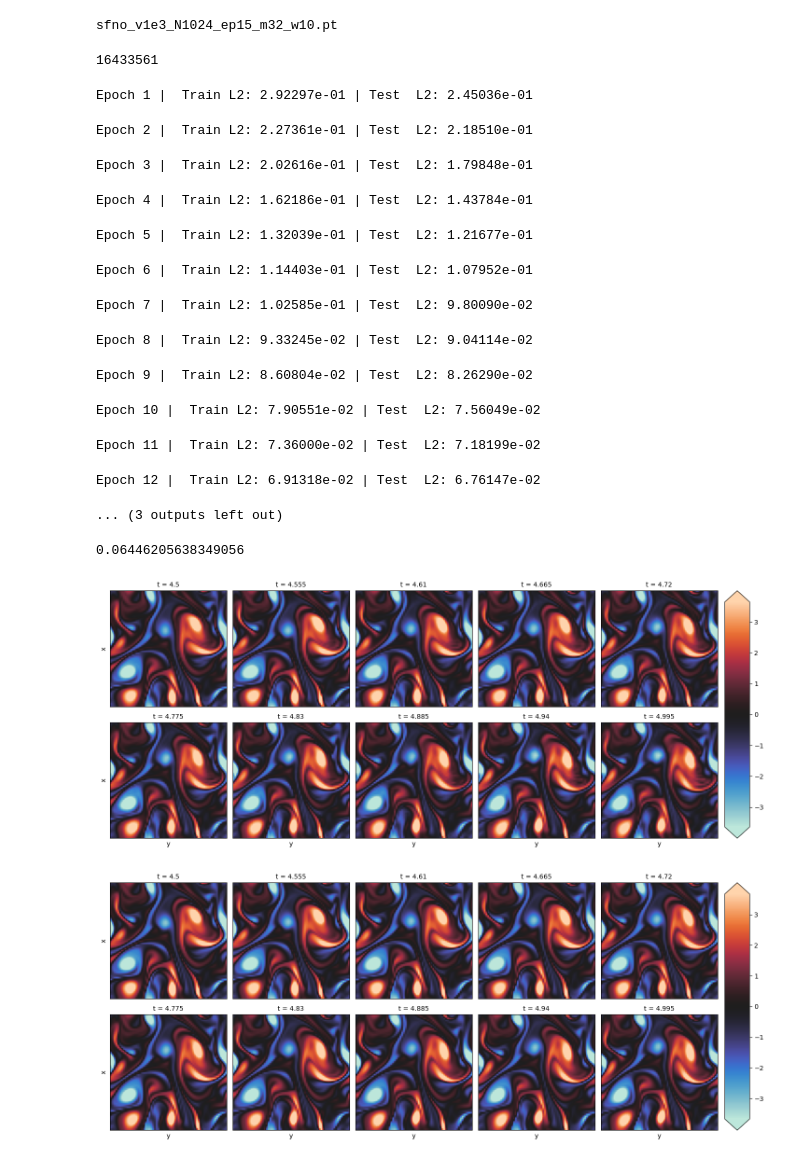
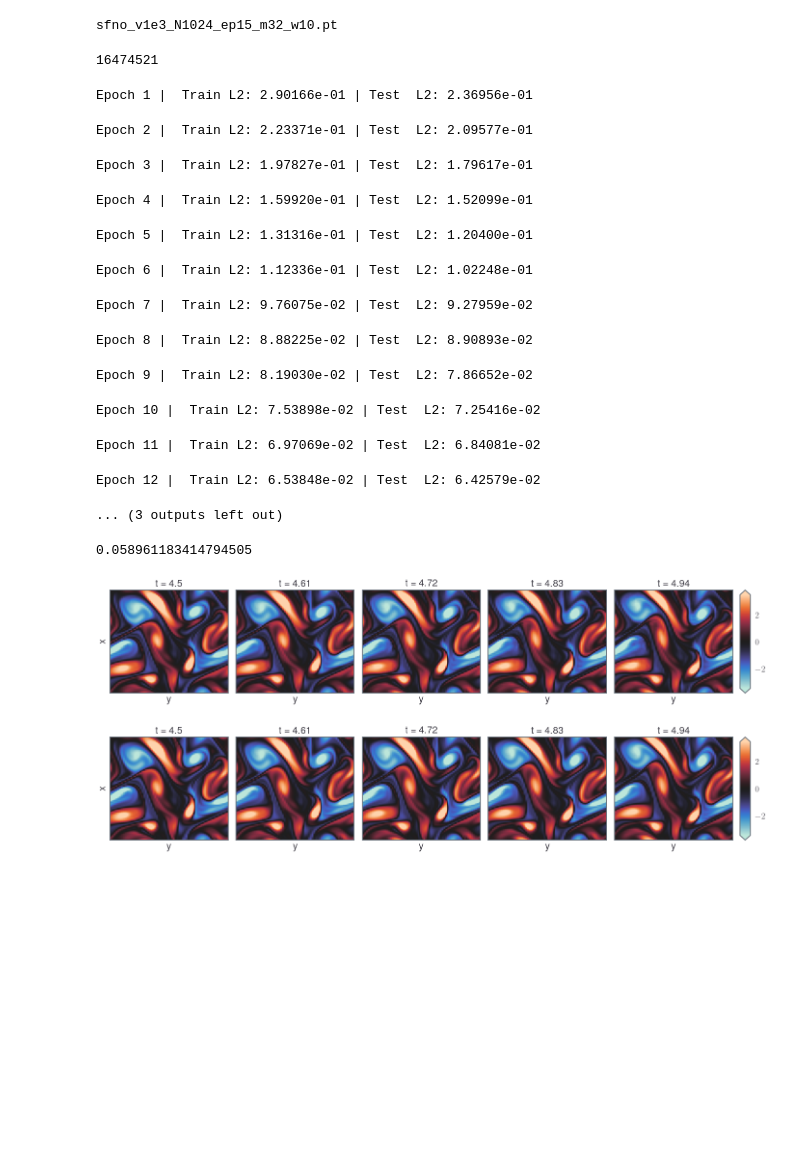
Before and after one commit to scaomath/torch-cfd, a Jupyter notebook: examples/ex2_SFNO_train.ipynb, the cells around one changed output. Drawn from its saved outputs; the diff is of its cells as text; code cells hidden in the pictures; blank space fills up the shorter version.

Commit message:
update finetune and training examples

```diff
--- a/examples/ex2_SFNO_train.ipynb
+++ b/examples/ex2_SFNO_train.ipynb
@@ -19,7 +17,7 @@ TRAIN_PATH = TEST_PATH = os.path.join(
 )
 
 Ntrain = 1024
-Ntest = 32
+Ntest = 64
 
 batch_size = 4
 
@@ -33,19 +31,11 @@ fs = 'vorticity'
 modes = 32
 modes_t = 5
 width = 10
+beta = -1e-2
 
 
-model_name = (
-    "sfno_v1e3_N"
-    + str(Ntrain)
-    + "_ep"
-    + str(epochs)
-    + "_m"
-    + str(modes)
-    + "_w"
-    + str(width)
-    + ".pt"
-)
+model_name = f"sfno_v1e3_N{Ntrain}_ep{epochs}_m{modes}_w{width}.pt"
+
 path_model = os.path.join(MODEL_PATH, model_name)
 print(model_name)
 # %% [output]
@@ -53,17 +43,19 @@ sfno_v1e3_N1024_ep15_m32_w10.pt
 # %%
 train_dataset = BochnerDataset(datapath=TRAIN_PATH,
                                n_samples=Ntrain,
-                               steps=T)
+                               steps=T,
+                               out_steps=T,)
 test_dataset = BochnerDataset(datapath=TEST_PATH,
                               n_samples=Ntest,
                               steps=T,
+                              out_steps=T,
                               train=False)
 # %%
 train_loader = DataLoader(train_dataset, batch_size=batch_size, shuffle=True)
 test_loader = DataLoader(test_dataset, batch_size=batch_size, shuffle=False)
 # %%
 torch.cuda.empty_cache()
-model = SFNO(modes, modes, modes_t, width).to(device)
+model = SFNO(modes, modes, modes_t, width, beta).to(device)
 
 print(get_num_params(model))
 
@@ -72,15 +64,15 @@ optimizer = torch.optim.Adam(model.parameters(), lr=learning_rate)
 scheduler = torch.optim.lr_scheduler.OneCycleLR(
     optimizer,
     max_lr=learning_rate,
-    div_factor=1e4,
-    final_div_factor=1e3,
+    div_factor=1e3,
+    final_div_factor=1e4,
     steps_per_epoch=len(train_loader),
     epochs=epochs,
 )
 
 l2diff = SobolevLoss(n_grid=n, norm_order=0, time_average=True, relative=True)
 # %% [output]
-16433561
+16474521
 # %%
 for ep in range(epochs):
     model.train()
@@ -103,6 +95,7 @@ for ep in range(epochs):
             if i % 4 == 0:
                 pbar.set_description(f"train rel L2: {l2.item():.4e}")
                 pbar.update(4)
+
     test_l2_min = 1e4
     test_l2 = eval_epoch_ns(
         model, l2diff, test_loader, device,
@@ -118,18 +111,18 @@ for ep in range(epochs):
         f"Test  L2: {test_l2:.5e}\n",
     )
 # %% [output]
-Epoch 1 |  Train L2: 2.92297e-01 | Test  L2: 2.45036e-01
+Epoch 1 |  Train L2: 2.90166e-01 | Test  L2: 2.36956e-01
-Epoch 2 |  Train L2: 2.27361e-01 | Test  L2: 2.18510e-01
+Epoch 2 |  Train L2: 2.23371e-01 | Test  L2: 2.09577e-01
-Epoch 3 |  Train L2: 2.02616e-01 | Test  L2: 1.79848e-01
+Epoch 3 |  Train L2: 1.97827e-01 | Test  L2: 1.79617e-01
-Epoch 4 |  Train L2: 1.62186e-01 | Test  L2: 1.43784e-01
+Epoch 4 |  Train L2: 1.59920e-01 | Test  L2: 1.52099e-01
-Epoch 5 |  Train L2: 1.32039e-01 | Test  L2: 1.21677e-01
+Epoch 5 |  Train L2: 1.31316e-01 | Test  L2: 1.20400e-01
-Epoch 6 |  Train L2: 1.14403e-01 | Test  L2: 1.07952e-01
+Epoch 6 |  Train L2: 1.12336e-01 | Test  L2: 1.02248e-01
-Epoch 7 |  Train L2: 1.02585e-01 | Test  L2: 9.80090e-02
+Epoch 7 |  Train L2: 9.76075e-02 | Test  L2: 9.27959e-02
-Epoch 8 |  Train L2: 9.33245e-02 | Test  L2: 9.04114e-02
+Epoch 8 |  Train L2: 8.88225e-02 | Test  L2: 8.90893e-02
-Epoch 9 |  Train L2: 8.60804e-02 | Test  L2: 8.26290e-02
+Epoch 9 |  Train L2: 8.19030e-02 | Test  L2: 7.86652e-02
-Epoch 10 |  Train L2: 7.90551e-02 | Test  L2: 7.56049e-02
+Epoch 10 |  Train L2: 7.53898e-02 | Test  L2: 7.25416e-02
-Epoch 11 |  Train L2: 7.36000e-02 | Test  L2: 7.18199e-02
+Epoch 11 |  Train L2: 6.97069e-02 | Test  L2: 6.84081e-02
-Epoch 12 |  Train L2: 6.91318e-02 | Test  L2: 6.76147e-02
+Epoch 12 |  Train L2: 6.53848e-02 | Test  L2: 6.42579e-02
 ... (3 outputs left out)
 # %%
 torch.cuda.empty_cache()
@@ -145,7 +138,7 @@ with torch.no_grad():
     model.eval()
     for i, (x, y) in enumerate(test_loader):
         x, y = x[fs].to(device), y[fs].to(device)
-        out, _ = model(x)
+        out = model(x)
 
         preds.append(out)
         gt_solns.append(y)
@@ -157,11 +150,11 @@ preds = torch.cat(preds, dim=0)
 gt_solns = torch.cat(gt_solns, dim=0)
 print(np.mean(test_l2_all))
 # %% [output]
-0.06446205638349056
+0.058961183414794505
 # %%
 idx = np.random.randint(0, Ntest)
-plot_contour_trajectory(preds[idx], num_snapshots=10, contourf=False, T_start=4.5, dt=5.5/100)
-plot_contour_trajectory(gt_solns[idx], num_snapshots=10, contourf=False, T_start=4.5, dt=5.5/100)
+plot_contour_trajectory(preds[idx], num_snapshots=5, T_start=4.5, dt=5.5/100)
+plot_contour_trajectory(gt_solns[idx], num_snapshots=5, T_start=4.5, dt=5.5/100)
 # %% [output]
-[figure, old version]
+[figure, new version]
-[figure, old version]
+[figure, new version]
```
Also changed, not shown: parts of 1 cell of this notebook, 11 other files.
